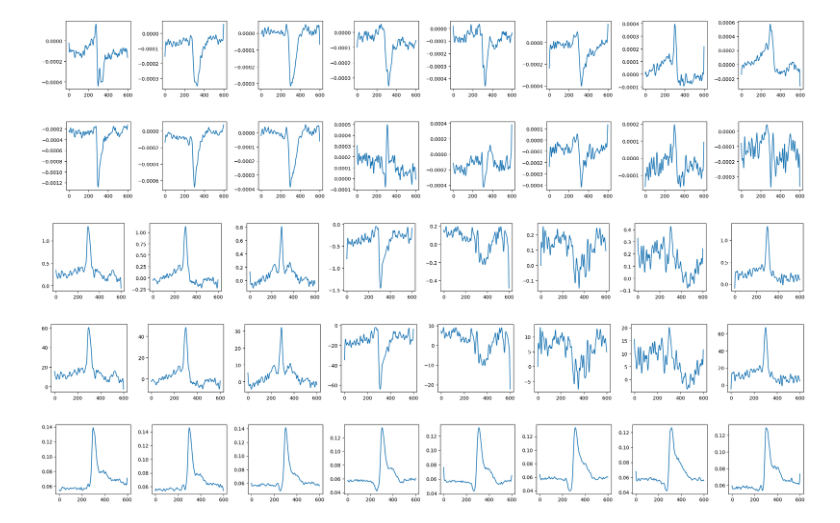
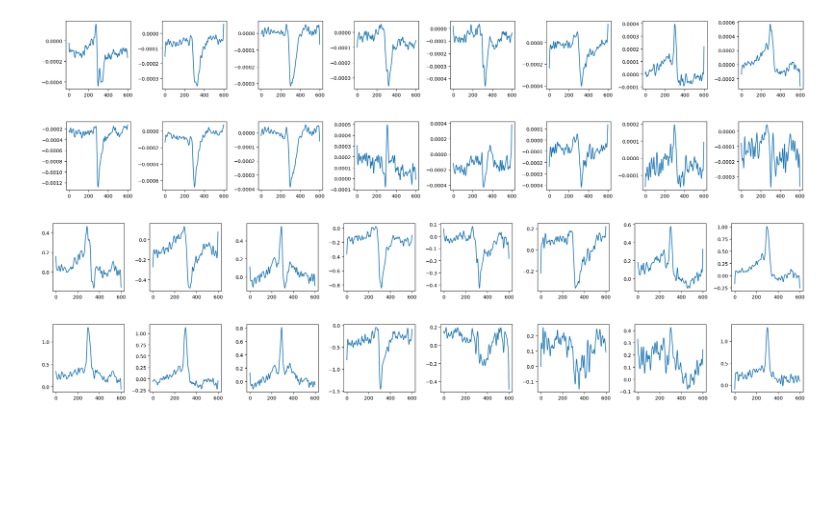
Before and after one commit to NeuroAI-IBS/fn_data_saccade, a Jupyter notebook: Data sorting/python_code/linear_analy(cell).ipynb, the cells around one changed output. Saved outputs shown, nothing was run; the diff lists cells and outputs as text; code cells hidden in the pictures; blank space fills up the shorter version.

Commit message:
Add files via upload
Author: Jisub Bae
Data: 25.06.07

Add code for linear regression function and raw data (no trial averaged data) analysis

```diff
--- a/Data sorting/python_code/linear_analy(cell).ipynb
+++ b/Data sorting/python_code/linear_analy(cell).ipynb
@@ -59,3 +107,35 @@ for ori_num in range(8):
+# %%
+# Raw data results
+
+peak_t = []
+dur_cat_t = []
+data_raw = []
+for ori_num in range(8):
+    M = []
+    M2 = []
+    M3 = []
+    for a in range(np.shape(val_cat)[0]):
+        temp = peak[a, ori_num]
+        temp2 = np.array(dur_cat)[a, ori_num]
+        temp3 = np.array(data_cat)[a, ori_num]
+        M.append(temp)
+        M2.append(temp2)
+        M3.append(temp3)
+    peak_t.append(np.concatenate(M))
+    dur_cat_t.append(np.concatenate(M2))
+    data_raw.append(np.concatenate(M3))
+
+peak_t = np.array(peak_t, dtype=object)
+dur_cat_t = np.array(dur_cat_t, dtype=object)
+data_raw = np.array(data_raw, dtype=object)
+
+final_t = []
+for ori_num in range(8):
+    temp_data = data_raw[ori_num]
+    pram = np.array([peak_t[ori_num], dur_cat_t[ori_num]])
+
+    linmod = generate_linear_model_c(temp_data, pram)
+    final_t.append(linmod)
 # %%
 plot_data = {}
 for ori_num in range(8):
@@ -64,8 +144,7 @@ for ori_num in range(8):
 
     pp1 = temp['wv0']
     pp2 = temp['wv']
-    pp3 = temp['wr']
-    pp4 = temp['ssc']
-    pp5 = temp['ssc0']
+    pp3 = temp['wr0']
+    pp4 = temp['wr']
 
-    plot_data[ori_num] = [pp1, pp2, pp3, pp4, pp5]
+    plot_data[ori_num] = [pp1, pp2, pp3, pp4]
@@ -72,18 +171,17 @@ for ori_num in range(8):
 # %%
 # Plotting 1
 from matplotlib import gridspec
 
-for b in range(5):
+for b in range(4):
     fig = plt.figure(figsize=(22, 2.5))
     gs = gridspec.GridSpec(1, 8)
     for a in range(8):
         ax = fig.add_subplot(gs[0, a])
         ax.plot(plot_data[a][b])
     plt.tight_layout()
     plt.show()
 # %% [output]
 [figure]
 [figure]
-[figure, old version]
+[figure, new version]
-[figure, old version]
+[figure, new version]
-[figure, removed]
```
Also changed, not shown: parts of 6 cells of this notebook.
